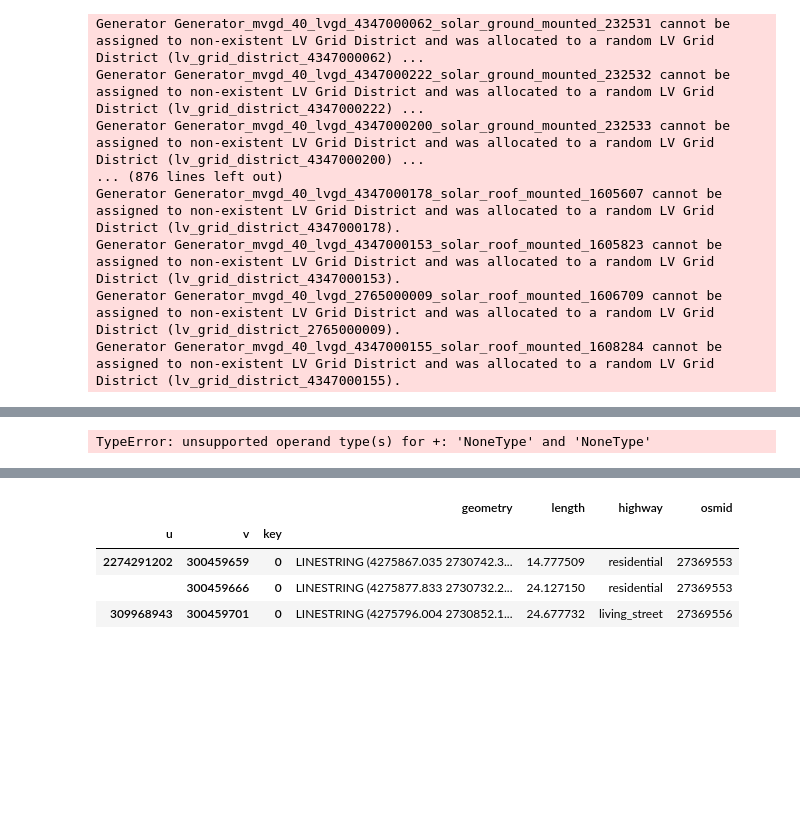
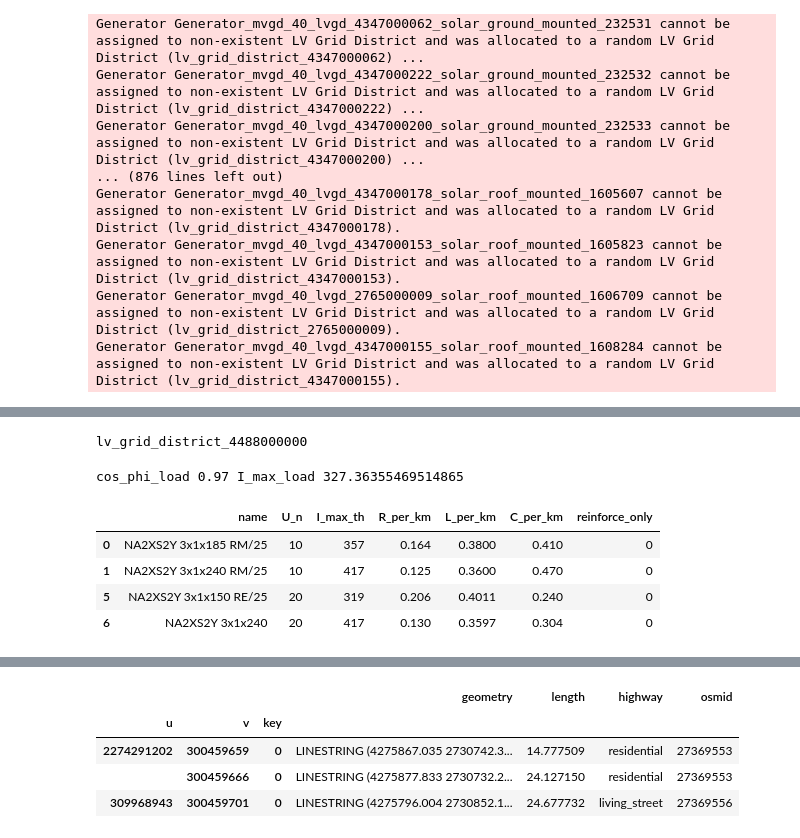
Before and after one commit to openego/ding0, a Jupyter notebook: ding0/lv_grid_testing-11.19.ipynb, the cells around one changed output, grey strips where cells are left out. Drawn from its saved outputs; the diff is of its cells as text; code cells hidden in the pictures; blank space fills up the shorter version.

```diff
--- a/ding0/lv_grid_testing-11.19.ipynb
+++ b/ding0/lv_grid_testing-11.19.ipynb
@@ -116,11 +116,11 @@ Wall time: 22.7 s
 msg = nd.validate_grid_districts()
 # %%
 # STEP 5: Build LV grids
-nd.build_lv_grids()
+# nd.build_lv_grids()
 
-# load_area, bg = nd.build_lv_grids()
-# lv_loads_grid = bg[0]
-# lv_loads_to_station = bg[1]
-# fedder_cable_dict = bg[2]
+load_area, bg = nd.build_lv_grids()
+lv_loads_grid = bg[0]
+lv_loads_to_station = bg[1]
+fedder_cable_dict = bg[2]
 # %% [output]
-TypeError: unsupported operand type(s) for +: 'NoneType' and 'NoneType'
+lv_grid_district_4488000000
@@ -126,0 +129,16 @@ TypeError: unsupported operand type(s) for +: 'NoneType' and 'NoneType'
+# %%
+from ding0.tools import config as cfg_ding0
+cos_phi_load = cfg_ding0.get('assumptions', 'cos_phi_load')
+
+I_max_load = 5500 / (3 ** 0.5 * 10) / cos_phi_load
+print('cos_phi_load', cos_phi_load, 'I_max_load', I_max_load)
+# %% [output]
+cos_phi_load 0.97 I_max_load 327.36355469514865
+# %%
+lvgd.lv_grid.network.static_data['MV_cables'].loc[lvgd.lv_grid.network.static_data['MV_cables'].reinforce_only == 0]
+# %% [output]
+|  | name | U_n | I_max_th | R_per_km | L_per_km | C_per_km | reinforce_only |
+| 0 | NA2XS2Y 3x1x185 RM/25 | 10 | 357 | 0.164 | 0.3800 | 0.410 | 0 |
+| 1 | NA2XS2Y 3x1x240 RM/25 | 10 | 417 | 0.125 | 0.3600 | 0.470 | 0 |
+| 5 | NA2XS2Y 3x1x150 RE/25 | 20 | 319 | 0.206 | 0.4011 | 0.240 | 0 |
+| 6 | NA2XS2Y 3x1x240 | 20 | 417 | 0.130 | 0.3597 | 0.304 | 0 |
```
Also changed, not shown: parts of 6 cells of this notebook, 4 other files.
